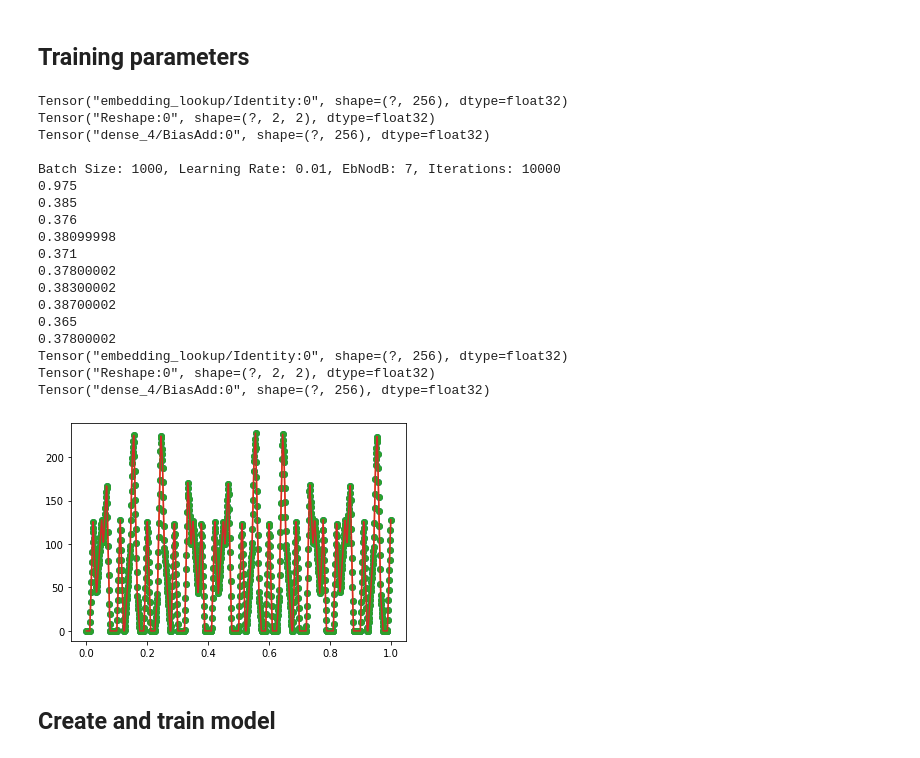
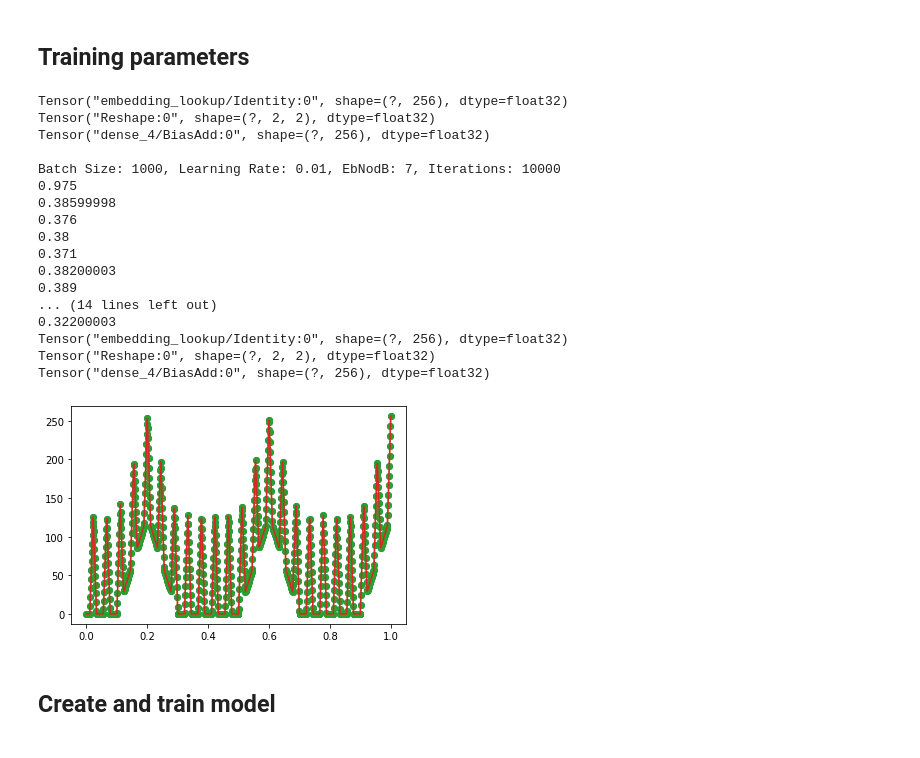
Before and after one commit to neelabhro/Deep-Learning-based-Wireless-Communications, a Jupyter notebook: SPLvsTB.ipynb, the cells around one changed output. Cells and saved outputs as stored; diff of their text form; code cells hidden in the pictures.

Commit message:
Multi batch training

```diff
--- a/SPLvsTB.ipynb
+++ b/SPLvsTB.ipynb
@@ -428,44 +427,43 @@ epoch = [10000]
 
 training_params = [
     #batch_size, lr, ebnodb, iterations
-    [1000 , 0.01, train_EbNodB, 10000]
-#    [10000 , 0.001, train_EbNodB, 10000]
+    [1000 , 0.01, train_EbNodB, 10000],
+    [1000 , 0.001, train_EbNodB, 10000]
     ]
 
 validation_params = [
     #batch_size, ebnodb, val_steps
     [1000, val_EbNodB, 1000],
     [1000, val_EbNodB, 1000],
     [1000, val_EbNodB, 1000]
     ]
 
 model_file_uw = 'models/ae_k_{}_n_{}'.format(k,n)
 ae = AE(k,n,seed)
 ae.train(training_params, validation_params)
 ae.save(model_file_uw);
 ae = AE(k,n,seed, filename=model_file_uw)
   #ae.plot_constellation();
   #ae.end2end(tr)
 # %% [output]
 Tensor("embedding_lookup/Identity:0", shape=(?, 256), dtype=float32)
 Tensor("Reshape:0", shape=(?, 2, 2), dtype=float32)
 Tensor("dense_4/BiasAdd:0", shape=(?, 256), dtype=float32)
 
 Batch Size: 1000, Learning Rate: 0.01, EbNodB: 7, Iterations: 10000
 0.975
-0.385
+0.38599998
 0.376
-0.38099998
+0.38
 0.371
-0.37800002
-0.38300002
-0.38700002
-0.365
-0.37800002
+0.38200003
+0.389
+... (14 lines left out)
+0.32200003
 Tensor("embedding_lookup/Identity:0", shape=(?, 256), dtype=float32)
 Tensor("Reshape:0", shape=(?, 2, 2), dtype=float32)
 Tensor("dense_4/BiasAdd:0", shape=(?, 256), dtype=float32)
-[figure, old version]
+[figure, new version]
 # %% [markdown]
 ## Create and train model
 # %% [markdown]
```
Also changed, not shown: parts of 11 cells of this notebook.
